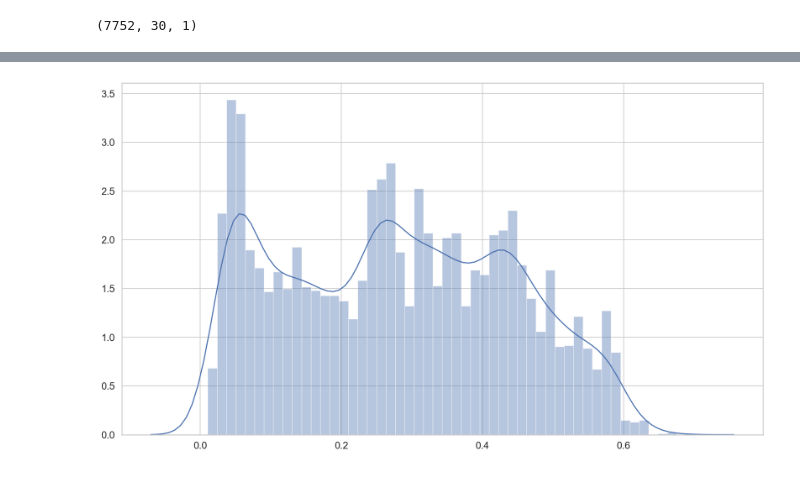
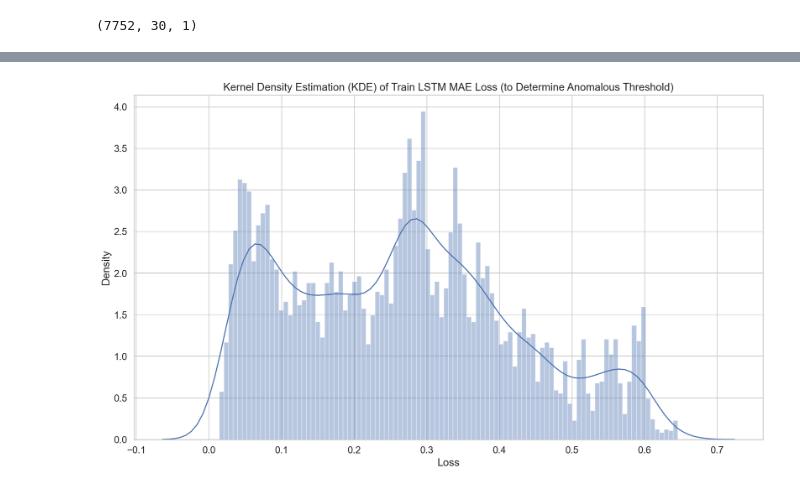
Before and after one commit to lin17a/sp500_time_series_anomaly_detection, a Jupyter notebook: time_series_anomaly_detection_sp500.ipynb, the cells around one changed output, grey strips where cells are left out. Saved outputs shown, nothing was run; the diff lists cells and outputs as text; code cells hidden in the pictures.

```diff
--- a/time_series_anomaly_detection_sp500.ipynb
+++ b/time_series_anomaly_detection_sp500.ipynb
@@ -123,10 +121,13 @@ plt.legend()
 # %%
 X_train_pred = model.predict(X_train)
 train_mae_loss = np.mean(np.abs(X_train_pred - X_train), axis=1)
-# %%
-sns.distplot(train_mae_loss, bins=50, kde=True);
-# %% [output]
-[figure, removed]
+# %%
+sns.distplot(train_mae_loss, bins=100, kde=True)
+plt.ylabel("Density")
+plt.xlabel("Loss")
+plt.title("Kernel Density Estimation (KDE) of Train LSTM MAE Loss (to Determine Anomalous Threshold)");
+# %% [output]
+[figure, added]
 # %%
 X_test_pred = model.predict(X_test)
 test_mae_loss = np.mean(np.abs(X_test_pred - X_test), axis=1)
```
Also changed, not shown: parts of 12 cells of this notebook.
